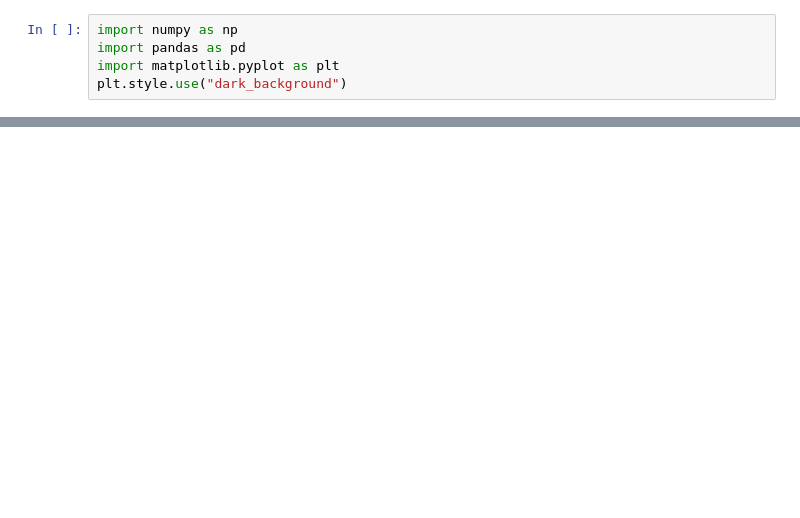
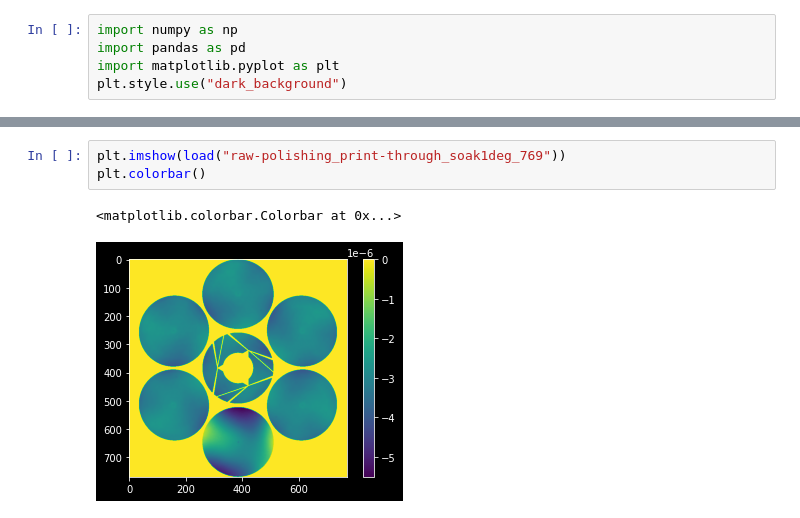
Before and after one commit to rodrigo-romano/dos-actors, a Jupyter notebook: examples/static_aberration/wavefront.ipynb, the cells around one changed output, grey strips where cells are left out. Cells and saved outputs as stored; diff of their text form; blank space fills up the shorter version.

```diff
--- a/examples/static_aberration/wavefront.ipynb
+++ b/examples/static_aberration/wavefront.ipynb
@@ -21,0 +28,6 @@ plt.colorbar()
+# %%
+plt.imshow(load("raw-polishing_print-through_soak1deg_769"))
+plt.colorbar()
+# %% [output]
+<matplotlib.colorbar.Colorbar at 0x...>
+[figure, added]
```
Also changed, not shown: parts of 7 cells of this notebook, 5 other files.
